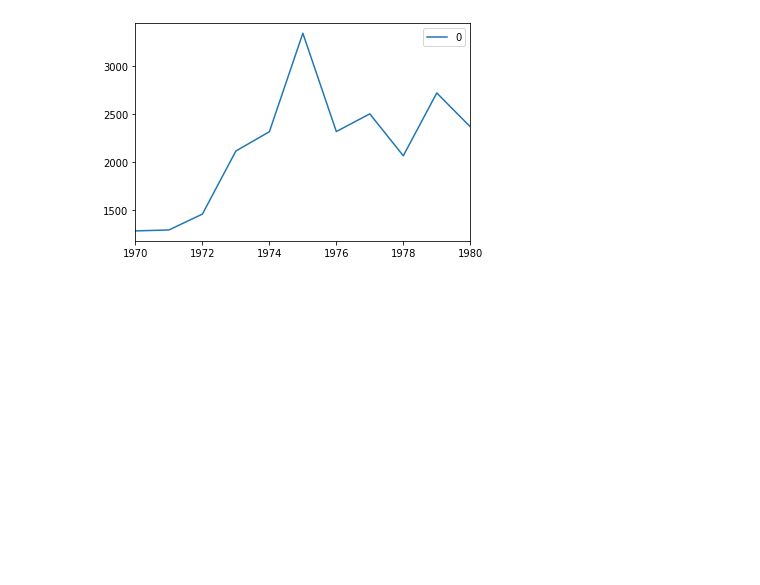
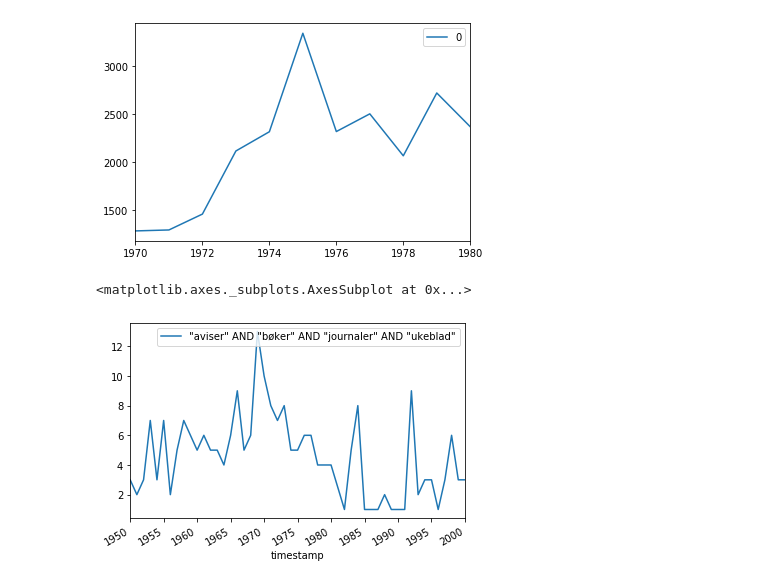
Before and after one commit to Yoonsen/Miscellaneous-Notebooks, a Jupyter notebook: Aviser_NB_API/aviser_bokhyllla_api_frequency.ipynb, the cells around one changed output. Cells and saved outputs as stored; diff of their text form; code cells hidden in the pictures; blank space fills up the shorter version.

```diff
--- a/Aviser_NB_API/aviser_bokhyllla_api_frequency.ipynb
+++ b/Aviser_NB_API/aviser_bokhyllla_api_frequency.ipynb
@@ -251,0 +241,28 @@ nb.unigram('likestilling', )
+# %%
+def document_frequency(frases, title='*', coord = 'OR', media='aviser', period = (18000101, 20401231)):
+    """Get dokument frequencies for phrases, coordinated with coord OR AND or +"""
+    import requests
+    coord = " " + coord + " "
+    querystring = coord.join(['"'+frase+'"' for frase in frases])
+    if media == 'bøker':
+        agg_level = 'year'
+    elif media == 'tidsskrift':
+        agg_level = 'year,month'
+    else:
+        agg_level = 'year,month,day'
+    query = {
+        'q':querystring,
+        'size':1,
+        'aggs':agg_level,
+        'filter':[
+            'mediatype:{mt}'.format(mt=media),
+            'title:{title}'.format(title=title),
+            'date:[{date_from} TO {date_to}]'.format(date_from = period[0], date_to = period[1])
+        ]
+
+    }
+    r = requests.get("https://api.nb.no/catalog/v1/aggregations", params = query)
+    aggs = r.json()['_embedded']['aggregations'][0]['buckets']
+    df = create_frame_from_bucket(aggs, agg_level.split(',')) #{x['key']:x['count'] for x in aggs}
+    df.columns = [querystring]
+    return df
@@ -251,0 +294,7 @@ nb.unigram('likestilling', )
+# %%
+a = document_frequency(['aviser','bøker','journaler','ukeblad'], coord='AND', media='tidsskrift', period=(19500101, 20000101))
+# %%
+a.plot()
+# %% [output]
+<matplotlib.axes._subplots.AxesSubplot at 0x...>
+[figure, added]
```
Also changed, not shown: parts of 10 cells of this notebook.
